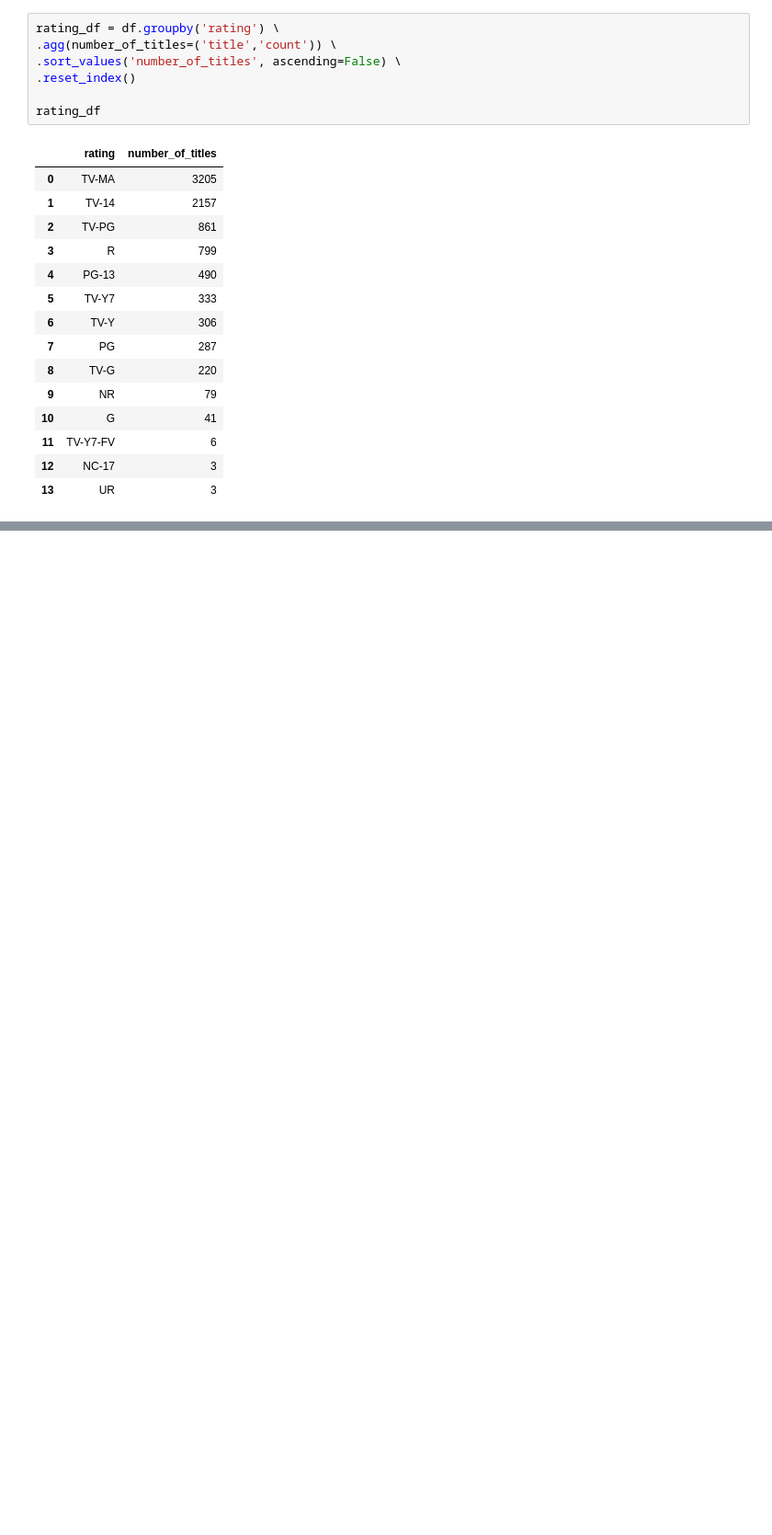
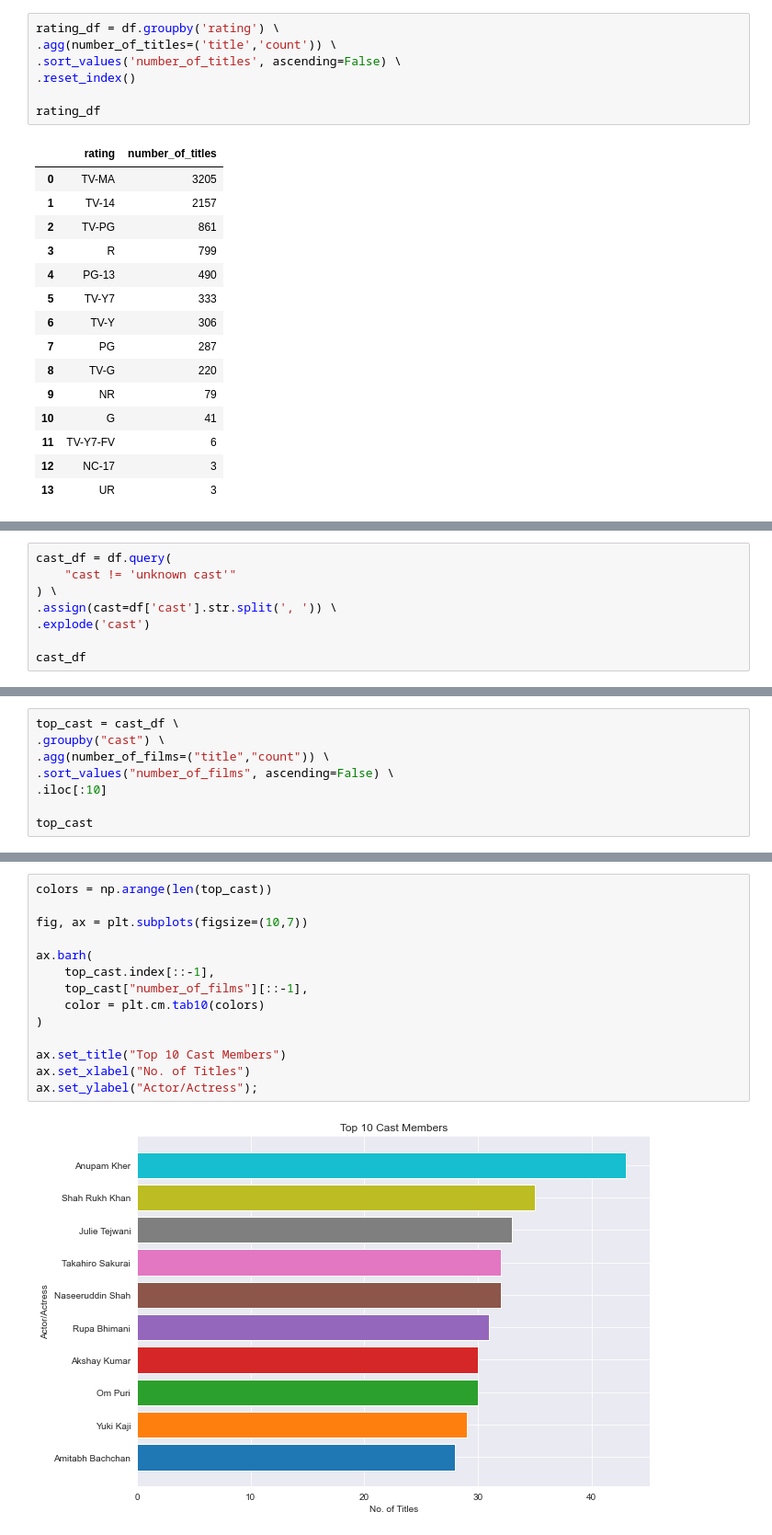
Before and after one commit to AlexMlotok/netflix_data_analsis, a Jupyter notebook: netflix_data_analysis.ipynb, the cells around one changed output, grey strips where cells are left out. Shown at 92% size. Saved outputs shown, nothing was run; the diff lists cells and outputs as text; blank space fills up the shorter version.

```diff
--- a/netflix_data_analysis.ipynb
+++ b/netflix_data_analysis.ipynb
@@ -325,0 +450,8 @@ rating_df
+# %%
+cast_df = df.query(
+    "cast != 'unknown cast'"
+) \
+.assign(cast=df['cast'].str.split(', ')) \
+.explode('cast')
+
+cast_df
@@ -325,0 +472,8 @@ rating_df
+# %%
+top_cast = cast_df \
+.groupby("cast") \
+.agg(number_of_films=("title","count")) \
+.sort_values("number_of_films", ascending=False) \
+.iloc[:10]
+
+top_cast
@@ -325,0 +493,16 @@ rating_df
+# %%
+colors = np.arange(len(top_cast))
+
+fig, ax = plt.subplots(figsize=(10,7))
+
+ax.barh(
+    top_cast.index[::-1],
+    top_cast["number_of_films"][::-1],
+    color = plt.cm.tab10(colors)
+)
+
+ax.set_title("Top 10 Cast Members")
+ax.set_xlabel("No. of Titles")
+ax.set_ylabel("Actor/Actress");
+# %% [output]
+[figure, added]
```
Also changed, not shown: parts of 8 cells of this notebook.
